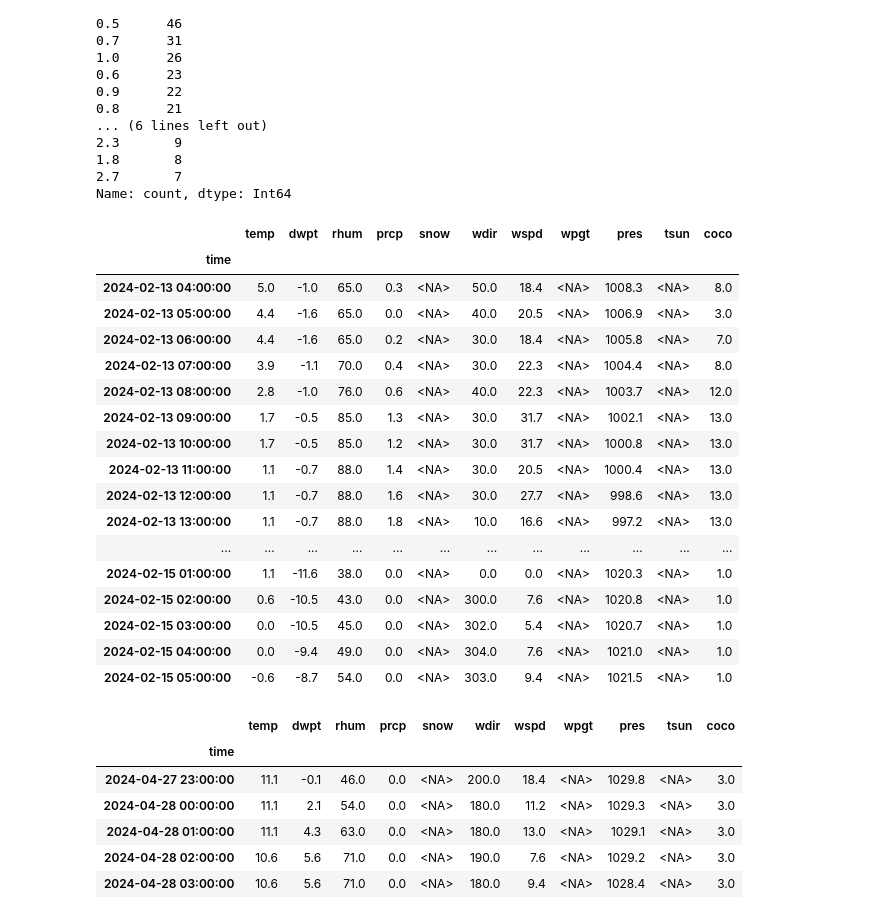
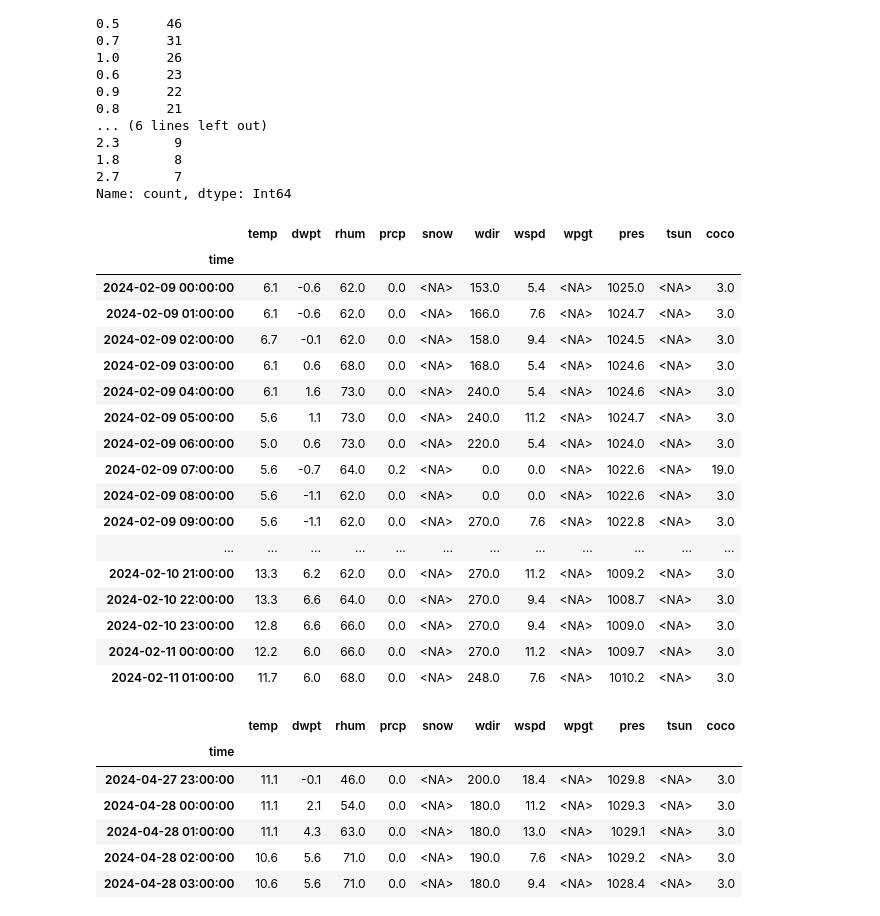
Before and after one commit to mikepassal/Outdoor_microbiome, a Jupyter notebook: Local_analysis/Converting_plates_to_normal_format/Analyzing_plates_1_4.ipynb, the cells around one changed output. Cells and saved outputs as stored; diff of their text form; code cells hidden in the pictures.

```diff
--- a/Local_analysis/Converting_plates_to_normal_format/Analyzing_plates_1_4.ipynb
+++ b/Local_analysis/Converting_plates_to_normal_format/Analyzing_plates_1_4.ipynb
@@ -358,26 +345,26 @@ prcp
 2.7       7
 Name: count, dtype: Int64
 # %%
-luke_hourly_data[2500:2550]
+luke_hourly_data[2400:2450]
 # %% [output]
 |  | temp | dwpt | rhum | prcp | snow | wdir | wspd | wpgt | pres | tsun | coco |
 | time |  |  |  |  |  |  |  |  |  |  |  |
-| 2024-02-13 04:00:00 | 5.0 | -1.0 | 65.0 | 0.3 | <NA> | 50.0 | 18.4 | <NA> | 1008.3 | <NA> | 8.0 |
-| 2024-02-13 05:00:00 | 4.4 | -1.6 | 65.0 | 0.0 | <NA> | 40.0 | 20.5 | <NA> | 1006.9 | <NA> | 3.0 |
-| 2024-02-13 06:00:00 | 4.4 | -1.6 | 65.0 | 0.2 | <NA> | 30.0 | 18.4 | <NA> | 1005.8 | <NA> | 7.0 |
-| 2024-02-13 07:00:00 | 3.9 | -1.1 | 70.0 | 0.4 | <NA> | 30.0 | 22.3 | <NA> | 1004.4 | <NA> | 8.0 |
-| 2024-02-13 08:00:00 | 2.8 | -1.0 | 76.0 | 0.6 | <NA> | 40.0 | 22.3 | <NA> | 1003.7 | <NA> | 12.0 |
-| 2024-02-13 09:00:00 | 1.7 | -0.5 | 85.0 | 1.3 | <NA> | 30.0 | 31.7 | <NA> | 1002.1 | <NA> | 13.0 |
-| 2024-02-13 10:00:00 | 1.7 | -0.5 | 85.0 | 1.2 | <NA> | 30.0 | 31.7 | <NA> | 1000.8 | <NA> | 13.0 |
-| 2024-02-13 11:00:00 | 1.1 | -0.7 | 88.0 | 1.4 | <NA> | 30.0 | 20.5 | <NA> | 1000.4 | <NA> | 13.0 |
-| 2024-02-13 12:00:00 | 1.1 | -0.7 | 88.0 | 1.6 | <NA> | 30.0 | 27.7 | <NA> | 998.6 | <NA> | 13.0 |
-| 2024-02-13 13:00:00 | 1.1 | -0.7 | 88.0 | 1.8 | <NA> | 10.0 | 16.6 | <NA> | 997.2 | <NA> | 13.0 |
+| 2024-02-09 00:00:00 | 6.1 | -0.6 | 62.0 | 0.0 | <NA> | 153.0 | 5.4 | <NA> | 1025.0 | <NA> | 3.0 |
+| 2024-02-09 01:00:00 | 6.1 | -0.6 | 62.0 | 0.0 | <NA> | 166.0 | 7.6 | <NA> | 1024.7 | <NA> | 3.0 |
+| 2024-02-09 02:00:00 | 6.7 | -0.1 | 62.0 | 0.0 | <NA> | 158.0 | 9.4 | <NA> | 1024.5 | <NA> | 3.0 |
+| 2024-02-09 03:00:00 | 6.1 | 0.6 | 68.0 | 0.0 | <NA> | 168.0 | 5.4 | <NA> | 1024.6 | <NA> | 3.0 |
+| 2024-02-09 04:00:00 | 6.1 | 1.6 | 73.0 | 0.0 | <NA> | 240.0 | 5.4 | <NA> | 1024.6 | <NA> | 3.0 |
+| 2024-02-09 05:00:00 | 5.6 | 1.1 | 73.0 | 0.0 | <NA> | 240.0 | 11.2 | <NA> | 1024.7 | <NA> | 3.0 |
+| 2024-02-09 06:00:00 | 5.0 | 0.6 | 73.0 | 0.0 | <NA> | 220.0 | 5.4 | <NA> | 1024.0 | <NA> | 3.0 |
+| 2024-02-09 07:00:00 | 5.6 | -0.7 | 64.0 | 0.2 | <NA> | 0.0 | 0.0 | <NA> | 1022.6 | <NA> | 19.0 |
+| 2024-02-09 08:00:00 | 5.6 | -1.1 | 62.0 | 0.0 | <NA> | 0.0 | 0.0 | <NA> | 1022.6 | <NA> | 3.0 |
+| 2024-02-09 09:00:00 | 5.6 | -1.1 | 62.0 | 0.0 | <NA> | 270.0 | 7.6 | <NA> | 1022.8 | <NA> | 3.0 |
 | ... | ... | ... | ... | ... | ... | ... | ... | ... | ... | ... | ... |
-| 2024-02-15 01:00:00 | 1.1 | -11.6 | 38.0 | 0.0 | <NA> | 0.0 | 0.0 | <NA> | 1020.3 | <NA> | 1.0 |
-| 2024-02-15 02:00:00 | 0.6 | -10.5 | 43.0 | 0.0 | <NA> | 300.0 | 7.6 | <NA> | 1020.8 | <NA> | 1.0 |
-| 2024-02-15 03:00:00 | 0.0 | -10.5 | 45.0 | 0.0 | <NA> | 302.0 | 5.4 | <NA> | 1020.7 | <NA> | 1.0 |
-| 2024-02-15 04:00:00 | 0.0 | -9.4 | 49.0 | 0.0 | <NA> | 304.0 | 7.6 | <NA> | 1021.0 | <NA> | 1.0 |
-| 2024-02-15 05:00:00 | -0.6 | -8.7 | 54.0 | 0.0 | <NA> | 303.0 | 9.4 | <NA> | 1021.5 | <NA> | 1.0 |
+| 2024-02-10 21:00:00 | 13.3 | 6.2 | 62.0 | 0.0 | <NA> | 270.0 | 11.2 | <NA> | 1009.2 | <NA> | 3.0 |
+| 2024-02-10 22:00:00 | 13.3 | 6.6 | 64.0 | 0.0 | <NA> | 270.0 | 9.4 | <NA> | 1008.7 | <NA> | 3.0 |
+| 2024-02-10 23:00:00 | 12.8 | 6.6 | 66.0 | 0.0 | <NA> | 270.0 | 9.4 | <NA> | 1009.0 | <NA> | 3.0 |
+| 2024-02-11 00:00:00 | 12.2 | 6.0 | 66.0 | 0.0 | <NA> | 270.0 | 11.2 | <NA> | 1009.7 | <NA> | 3.0 |
+| 2024-02-11 01:00:00 | 11.7 | 6.0 | 68.0 | 0.0 | <NA> | 248.0 | 7.6 | <NA> | 1010.2 | <NA> | 3.0 |
 # %%
 luke_hourly_data.tail(50)
 # %% [output]
```
Also changed, not shown: parts of 1 cell of this notebook, 4 other files.
